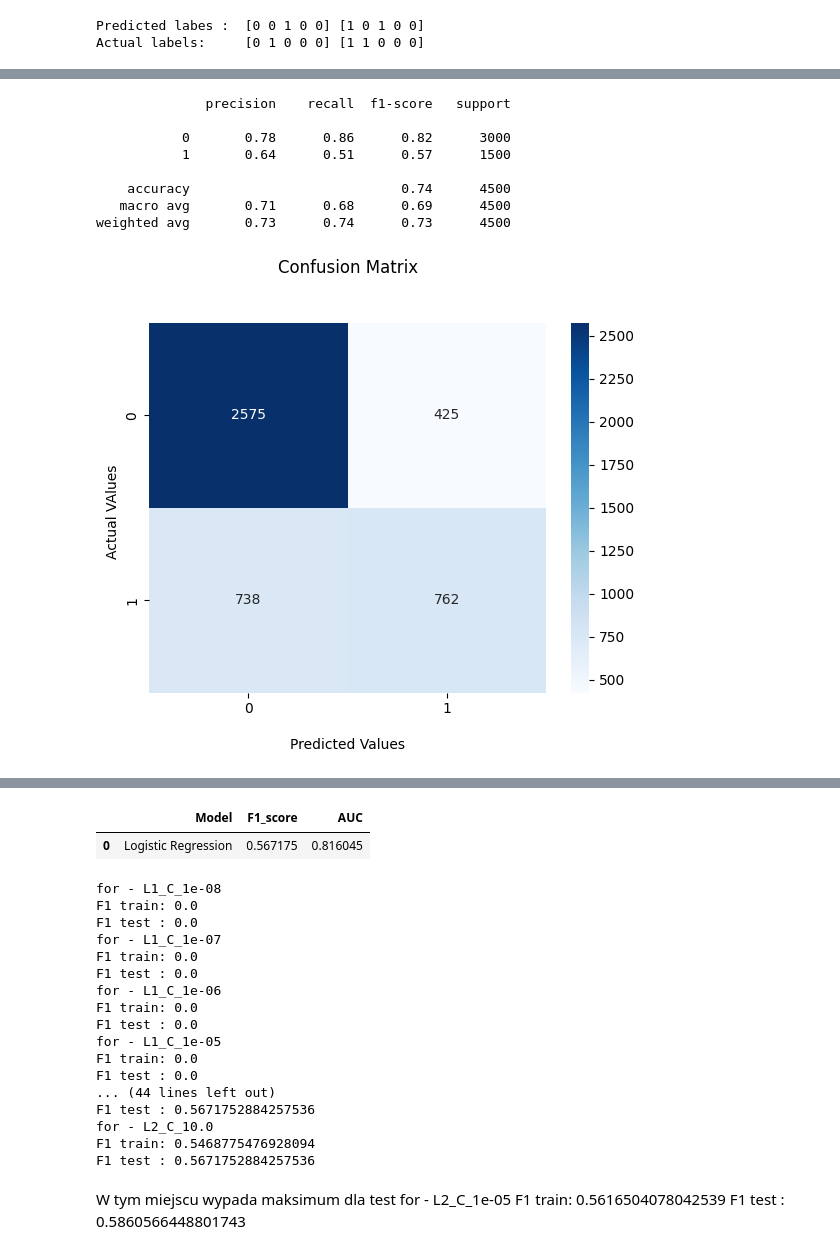
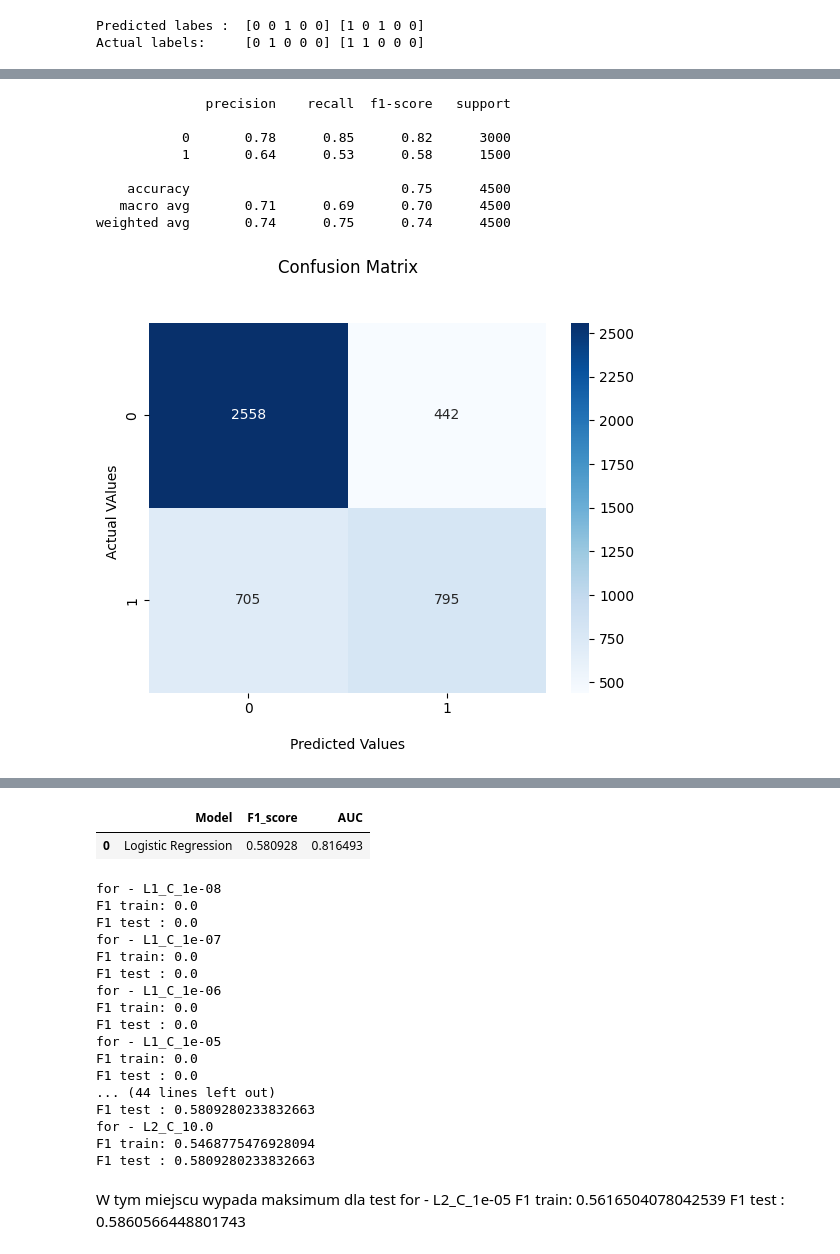
Before and after one commit to karolabramekkodilla/learning-git, a Jupyter notebook: 14.Klasyfikacja/notebook_one.ipynb, the cells around one changed output, grey strips where cells are left out. Drawn from its saved outputs; the diff is of its cells as text; code cells hidden in the pictures.

```diff
--- a/14.Klasyfikacja/notebook_one.ipynb
+++ b/14.Klasyfikacja/notebook_one.ipynb
@@ -180,10 +180,10 @@ from sklearn.linear_model import LogisticRegression
 from sklearn.preprocessing import StandardScaler
 
 scaler_2var = StandardScaler()
-X_train_standarized = scaler_2var.fit_transform(X_train)
-X_test_standarized = scaler_2var.fit_transform(X_test)
+X_train_standardized = scaler_2var.fit_transform(X_train)
+X_test_standardized = scaler_2var.transform(X_test)
 model_lr = LogisticRegression()
-model_lr.fit(X_train_standarized, y_train)
+model_lr.fit(X_train_standardized, y_train)
 # %% [output]
 LogisticRegression()
 # %%
@@ -228,7 +228,7 @@ plot_classification_surface(X_plot=X_train_standarized, y_plot=y_train, trained_
 # %% [output]
 [figure]
 # %%
-predictions_lr = model_lr.predict(X_test_standarized)
+predictions_lr = model_lr.predict(X_test_standardized)
 print('Predicted labes : ', predictions_lr[:5], predictions_lr[-5:])
 print('Actual labels:    ', y_test[:5].values, y_test[-5:].values)
 # %% [output]
@@ -274,7 +274,7 @@ from sklearn.metrics import roc_curve
 from sklearn.metrics import roc_auc_score
 
 # prognoza prawdopodobieństwa
-predictions_probability_lr = model_lr.predict_proba(X_test_standarized)
+predictions_probability_lr = model_lr.predict_proba(X_test_standardized)
 # obliczenie FPR oraz TPR w zależności od punktu odcięcia
 fpr, tpr, thresholds = roc_curve(y_test, predictions_probability_lr[:,1])
 # wizualizacaja ROC Curve
@@ -341,20 +341,20 @@ def calculate_metrics(model, name, X_checked, y_checked):
     }
     return metrics_dataframe
 # %%
-calculate_metrics(model_lr, 'Logistic Regression', X_test_standarized, y_test)
+calculate_metrics(model_lr, 'Logistic Regression', X_test_standardized, y_test)
 # %% [output]
               precision    recall  f1-score   support
 
-           0       0.78      0.86      0.82      3000
-           1       0.64      0.51      0.57      1500
+           0       0.78      0.85      0.82      3000
+           1       0.64      0.53      0.58      1500
 
-    accuracy                           0.74      4500
-   macro avg       0.71      0.68      0.69      4500
-weighted avg       0.73      0.74      0.73      4500
+    accuracy                           0.75      4500
+   macro avg       0.71      0.69      0.70      4500
+weighted avg       0.74      0.75      0.74      4500
-[figure, old version]
+[figure, new version]
 [figure]
 |  | Model | F1_score | AUC |
-| 0 | Logistic Regression | 0.567175 | 0.816045 |
+| 0 | Logistic Regression | 0.580928 | 0.816493 |
 # %%
 # help(LogisticRegression)
 # %%
@@ -366,9 +366,9 @@ for penalty in ['l1','l2']:
         name = f'{penalty.upper()}_C_{C}'
         # print(name)
         model = LogisticRegression(penalty=penalty,C=C,solver='liblinear')
-        model.fit(X_train_standarized, y_train)
-        prediction_train = model.predict(X_train_standarized)
-        prediction_test = model.predict(X_test_standarized)
+        model.fit(X_train_standardized, y_train)
+        prediction_train = model.predict(X_train_standardized)
+        prediction_test = model.predict(X_test_standardized)
         f1_score_train = f1_score(y_train, prediction_train)
         f1_score_test = f1_score(y_test, prediction_test)
         print(f'for - {name}')
@@ -388,10 +388,10 @@ for - L1_C_1e-05
 F1 train: 0.0
 F1 test : 0.0
 ... (44 lines left out)
-F1 test : 0.5671752884257536
+F1 test : 0.5809280233832663
 for - L2_C_10.0
 F1 train: 0.5468775476928094
-F1 test : 0.5671752884257536
+F1 test : 0.5809280233832663
 # %% [markdown]
 W tym miejscu wypada maksimum dla test
 for - L2_C_1e-05
```
Also changed, not shown: parts of 6 cells of this notebook, 1 other file.
